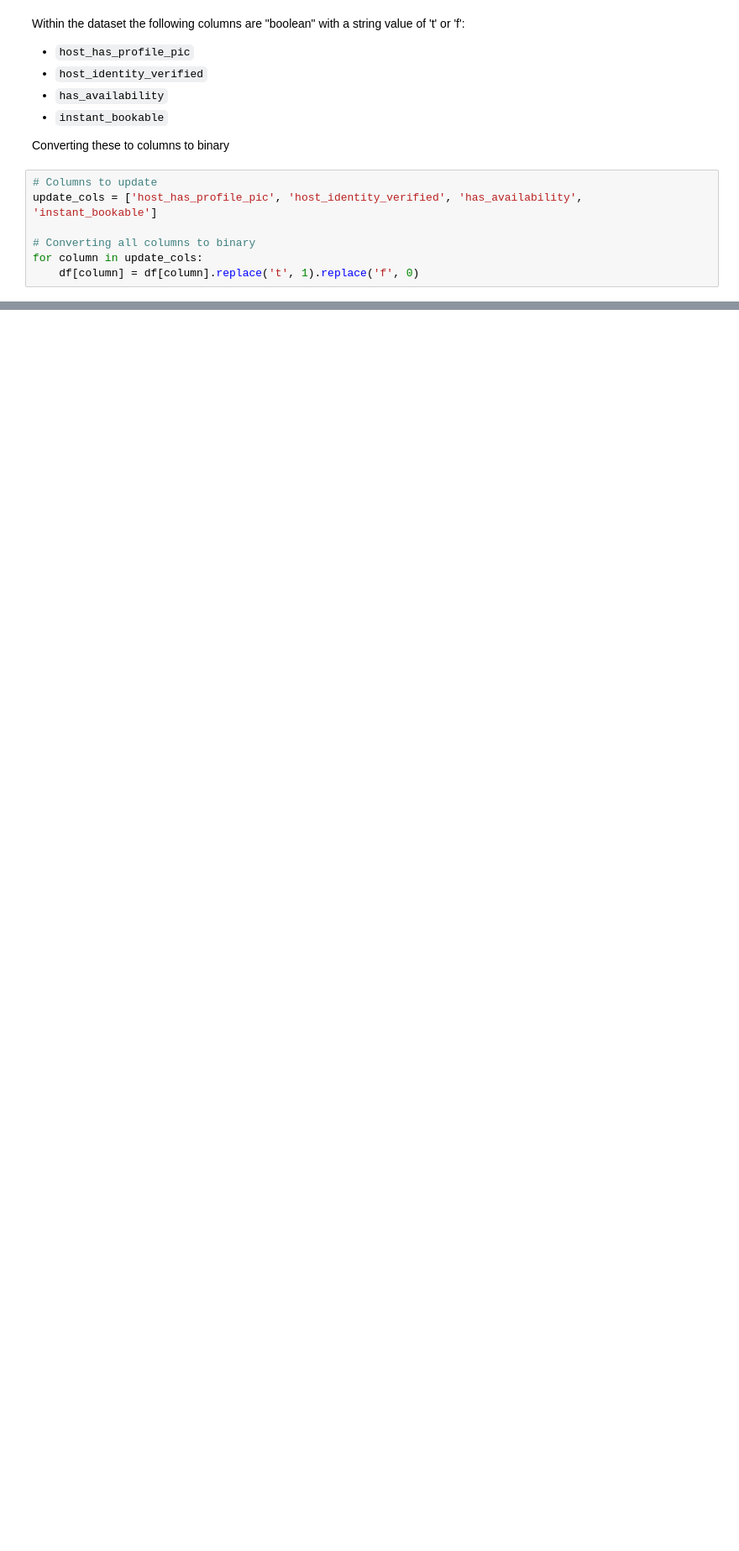
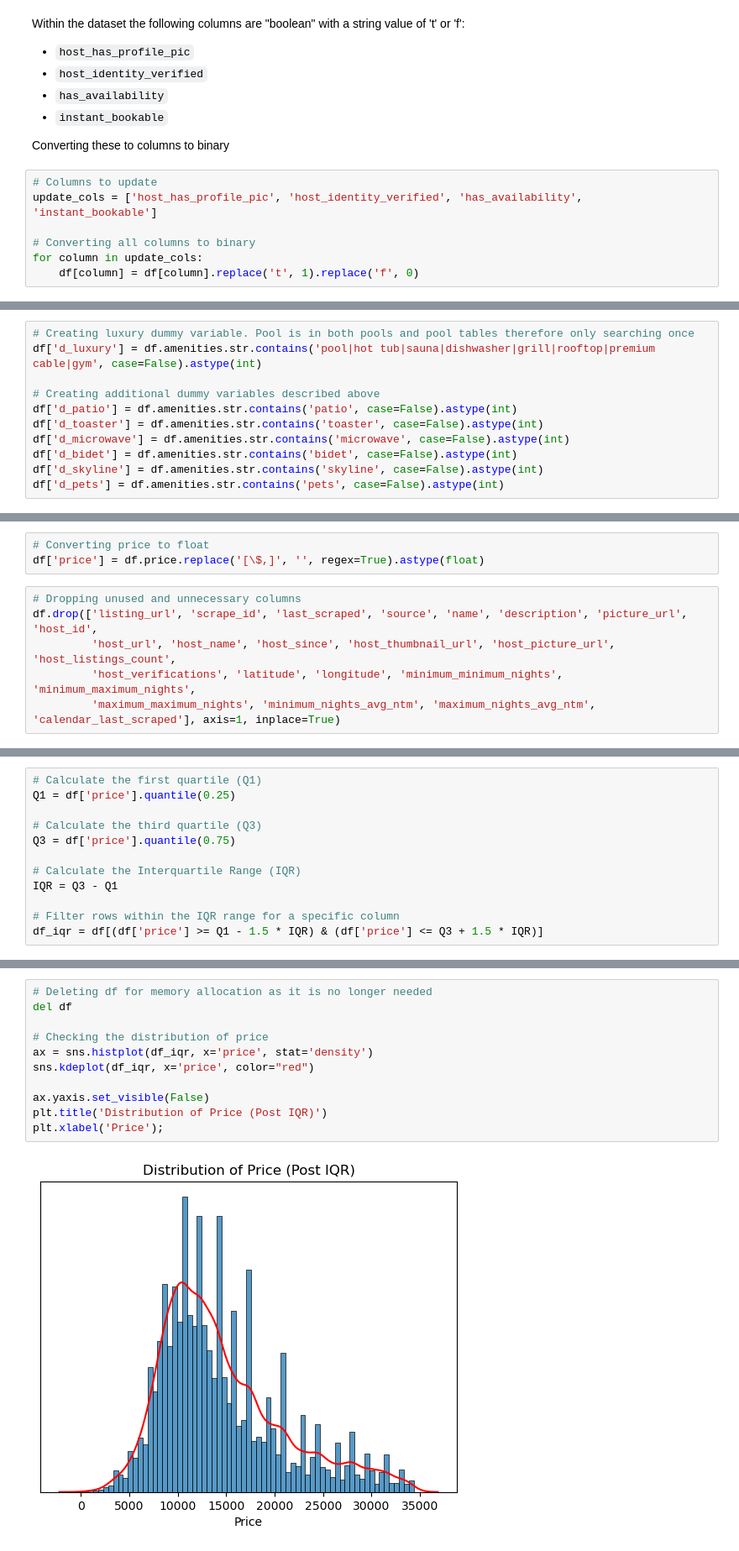
Before and after one commit to nxfern/DA3_Assignment_2, a Jupyter notebook: Assignment_2_NF.ipynb, the cells around one changed output, grey strips where cells are left out. Shown: that part at 84% size. Saved outputs shown, nothing was run; the diff lists cells and outputs as text; blank space fills up the shorter version.

Commit message:
Added feature engineering and price distribution

```diff
--- a/Assignment_2_NF.ipynb
+++ b/Assignment_2_NF.ipynb
@@ -580,0 +657,11 @@ from langdetect import detect
+# %%
+# Creating luxury dummy variable. Pool is in both pools and pool tables therefore only searching once
+df['d_luxury'] = df.amenities.str.contains('pool|hot tub|sauna|dishwasher|grill|rooftop|premium cable|gym', case=False).astype(int)
+
+# Creating additional dummy variables described above
+df['d_patio'] = df.amenities.str.contains('patio', case=False).astype(int)
+df['d_toaster'] = df.amenities.str.contains('toaster', case=False).astype(int)
+df['d_microwave'] = df.amenities.str.contains('microwave', case=False).astype(int)
+df['d_bidet'] = df.amenities.str.contains('bidet', case=False).astype(int)
+df['d_skyline'] = df.amenities.str.contains('skyline', case=False).astype(int)
+df['d_pets'] = df.amenities.str.contains('pets', case=False).astype(int)
@@ -580,0 +791,9 @@ from langdetect import detect
+# %%
+# Converting price to float
+df['price'] = df.price.replace('[\$,]', '', regex=True).astype(float)
+# %%
+# Dropping unused and unnecessary columns
+df.drop(['listing_url', 'scrape_id', 'last_scraped', 'source', 'name', 'description', 'picture_url', 'host_id',
+         'host_url', 'host_name', 'host_since', 'host_thumbnail_url', 'host_picture_url', 'host_listings_count',
+         'host_verifications', 'latitude', 'longitude', 'minimum_minimum_nights', 'minimum_maximum_nights',
+         'maximum_maximum_nights', 'minimum_nights_avg_ntm', 'maximum_nights_avg_ntm', 'calendar_last_scraped'], axis=1, inplace=True)
@@ -580,0 +820,12 @@ from langdetect import detect
+# %%
+# Calculate the first quartile (Q1)
+Q1 = df['price'].quantile(0.25)
+
+# Calculate the third quartile (Q3)
+Q3 = df['price'].quantile(0.75)
+
+# Calculate the Interquartile Range (IQR)
+IQR = Q3 - Q1
+
+# Filter rows within the IQR range for a specific column
+df_iqr = df[(df['price'] >= Q1 - 1.5 * IQR) & (df['price'] <= Q3 + 1.5 * IQR)]
@@ -580,0 +849,13 @@ from langdetect import detect
+# %%
+# Deleting df for memory allocation as it is no longer needed
+del df
+
+# Checking the distribution of price
+ax = sns.histplot(df_iqr, x='price', stat='density')
+sns.kdeplot(df_iqr, x='price', color="red")
+
+ax.yaxis.set_visible(False)
+plt.title('Distribution of Price (Post IQR)')
+plt.xlabel('Price');
+# %% [output]
+[figure, added]
```
Also changed, not shown: parts of 45 cells of this notebook.
